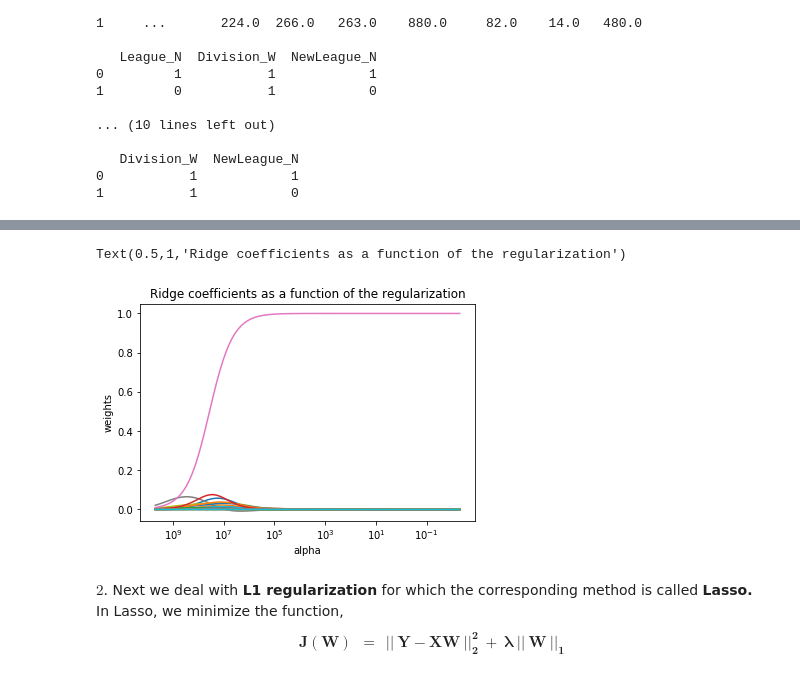
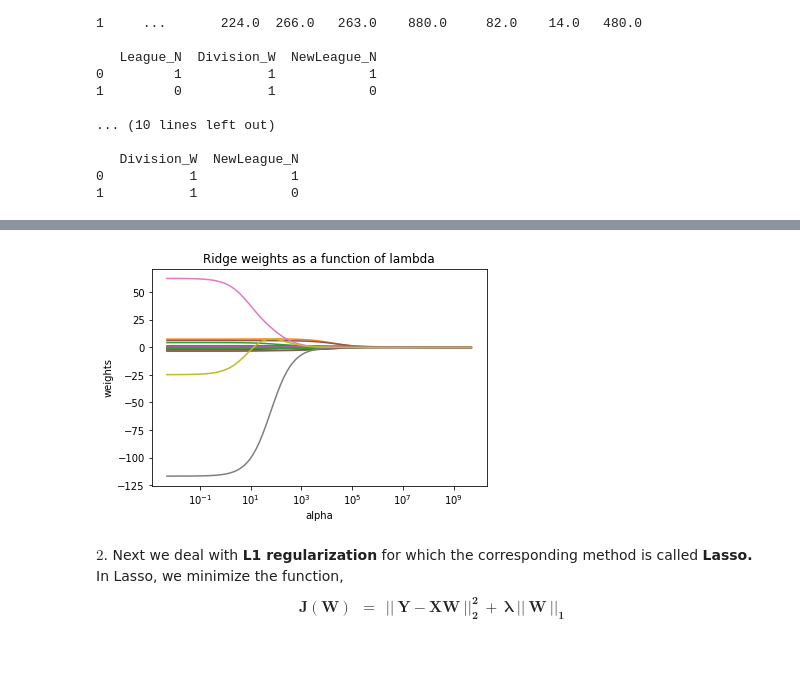
Before and after one commit to zshn25/Neural-Networks-Implementation-Application, a Jupyter notebook: nniaassignment6final.ipynb, the cells around one changed output, grey strips where cells are left out. Cells and saved outputs as stored; diff of their text form; code cells hidden in the pictures.

```diff
--- a/nniaassignment6final.ipynb
+++ b/nniaassignment6final.ipynb
@@ -95,10 +95,10 @@ print(features[0:2])
 0           1            1
 1           1            0
 # %%
-# Initialize values for the alphas
+'''# Initialize values for the alphas
 lambdas = 10**np.linspace(10,-2,100)*0.5
-print(lambdas.shape)
-print(lambdas[0:10])
+#print(lambdas.shape)
+#print(lambdas[0:10])
 
 # Create a Ridge Object that performs ridge regression
 # TODO Implement
@@ -115,21 +115,30 @@ weights = []
 # and find the corresponding coefficients
 
 #TODO Implement
-for alpha in lambdas:
-    weights.append(ridge_regression(alpha,features,response))
+#for alpha in lambdas:
+#    weights.append(ridge_regression(alpha,features,response))
+#print(len(weights))
+X = features
+Y = response
+ridge = Ridge()
+for i in lambdas:
+    ridge.set_params(alpha = i)
+    ridge.fit(X, Y)
+    weights.append(ridge.coef_)
+    #intercept.append(ridge.intercept_)
 
-print(len(weights))
+
 # Generate the plot
 # TODO Implement
 ax = plt.gca()
 ax.plot(lambdas, weights)
 
 ax.set_xscale('log')
-ax.set_xlim(ax.get_xlim()[::-1])  # reverse axis
+#ax.set_xlim(ax.get_xlim()[::-1])  # reverse axis
 #plt.axis('tight')
 
 #ax.set_xscale('log')
-#plt.axis('tight')
+plt.axis('tight')
 
 
 # Name the plot
@@ -139,4 +148,50 @@ plt.ylabel('weights')
 plt.title('Ridge coefficients as a function of the regularization')
 #plt.axis('tight')
 #plt.show()
+'''
+# Read data
+data = pd.read_csv("data.csv")
+
+# Read 'Salary' as your response/dependent variable
+salary = data["Salary"]
+
+# Drop the column with the dependent variable 'Salary'
+data_indep = data.drop("Salary", axis=1)
+print(data_indep[:3])
+data_indep.shape
+
+# Initialize values for the alphas
+lamdas = 10**np.linspace(10,-2,100)*0.5
+
+# Create a Ridge Object that performs ridge regression
+ridge = Ridge()
+
+# Create list to hold ridge weights
+weights = []
+intercept =[]
+
+# Iterate over all lamdas, performing data fitting with ridge regression
+# and find the corresponding co-efficients
+X = data_indep.drop("Player", axis=1)
+
+Y = salary
+
+for i in lamdas:
+
+    ridge.set_params(alpha = i)
+    ridge.fit(X, Y)
+    weights.append(ridge.coef_)
+    intercept.append(ridge.intercept_)
+
+# Generate the plot
+ax = plt.gca()
+ax.plot(lamdas, weights)
+
+ax.set_xscale('log')
+#plt.axis('tight')
+
+# Name the plot
+plt.xlabel('alpha')
+plt.ylabel('weights')
+plt.title('Ridge weights as a function of lambda');
 # %% [output]
@@ -148,5 +212,4 @@ plt.title('Ridge coefficients as a function of the regularization')
-Text(0.5,1,'Ridge coefficients as a function of the regularization')
-[figure, old version]
+[figure, new version]
 # %%
 # Now generate the same plot as above using Tensorflow
 # for the same set of lambdas
```
Also changed, not shown: parts of 6 cells of this notebook.
